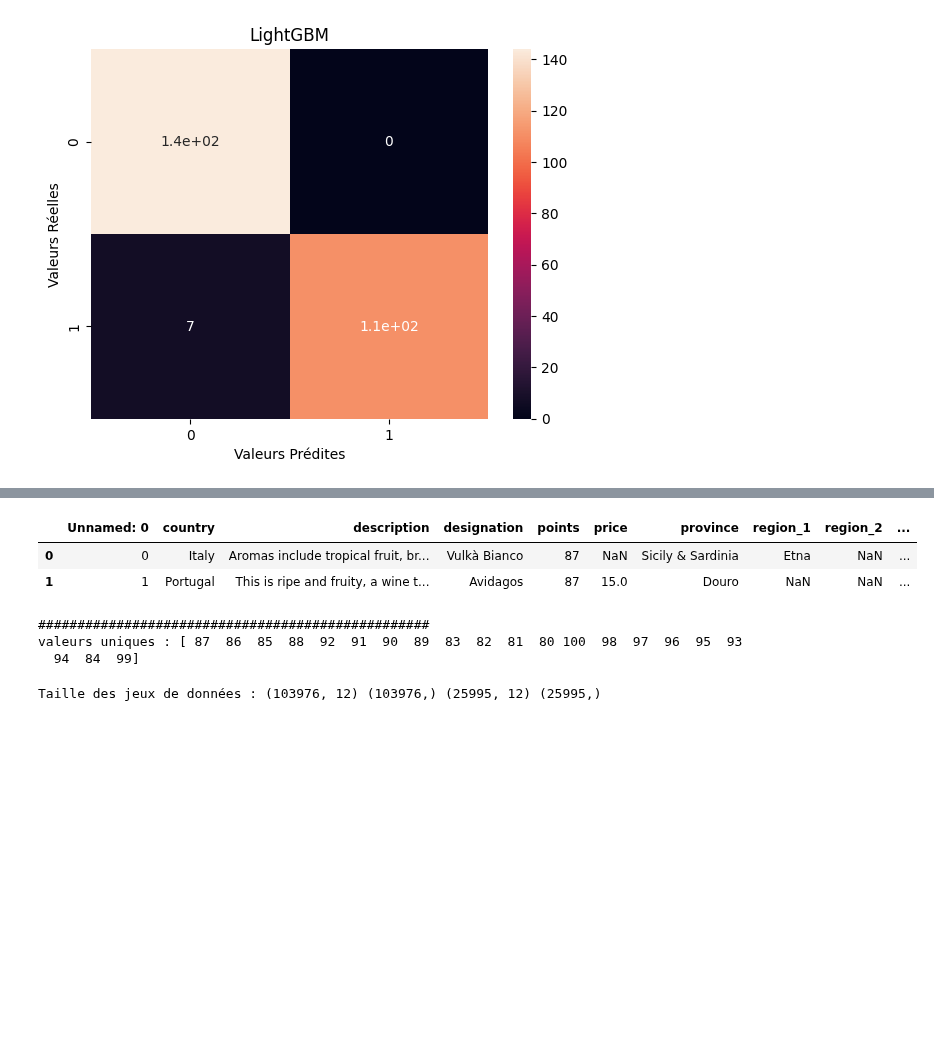
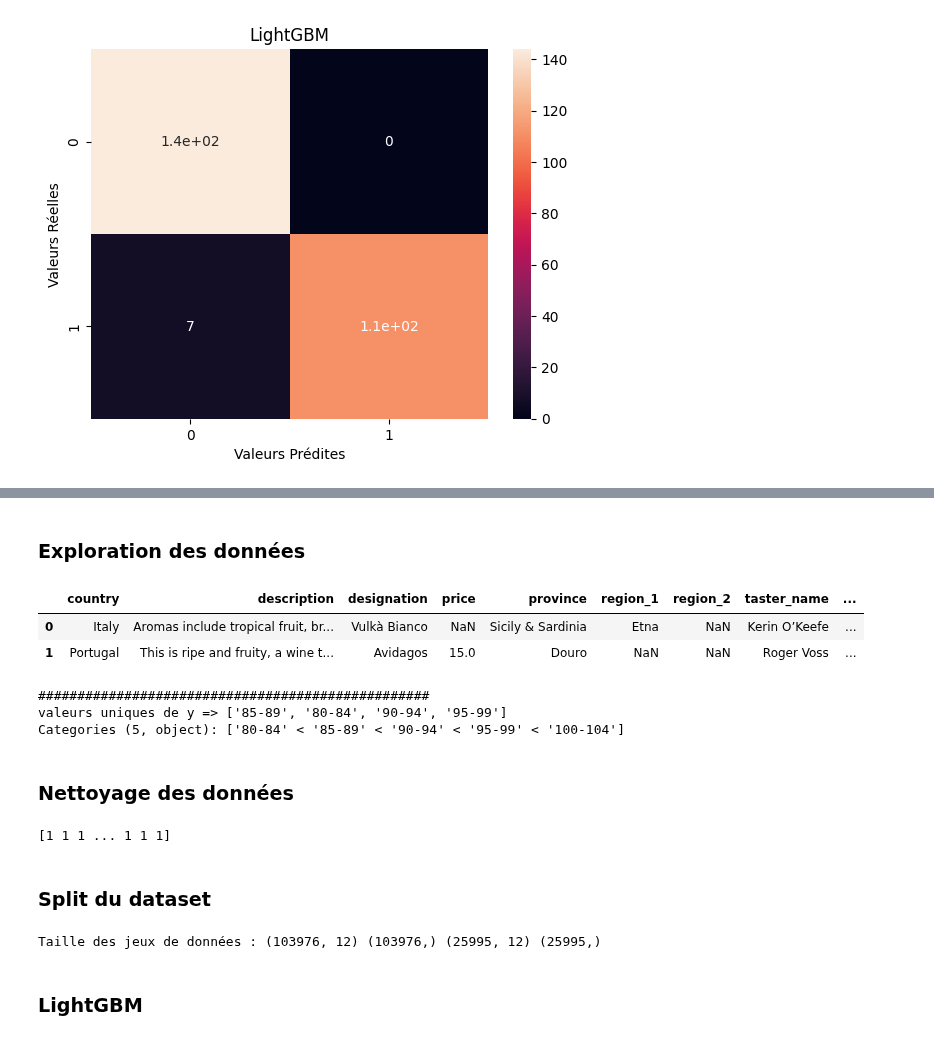
Before and after one commit to AFlo59/M-thodes-ensemblistes-et-arbres-de-d-cision-, a Jupyter notebook: 06-LightGBM.ipynb, the cells around one changed output, grey strips where cells are left out. Drawn from its saved outputs; the diff is of its cells as text; code cells hidden in the pictures; blank space fills up the shorter version.

```diff
--- a/06-LightGBM.ipynb
+++ b/06-LightGBM.ipynb
@@ -304,0 +302,14 @@ Taille du dataset : (129971, 14)
+# %%
+df = pd.read_csv("datasets/wine.csv")
+
+X = df.drop(labels = ["Unnamed: 0", "points"], axis=1)
+y = df[['points']]
+
+intervales = [80, 85, 90, 95, 100, 105]
+etiquettes = ['80-84', '85-89', '90-94', '95-99', '100-104']
+
+# Utiliser pd.cut pour créer une nouvelle colonne avec les catégories
+y['points'] = pd.cut(y['points'], bins=intervales, labels=etiquettes, include_lowest=True)
+
+print("Taille du dataset :", X.shape, y.shape)
+y = y['points']
@@ -305,13 +323,32 @@ Taille du dataset : (129971, 14)
+# %% [markdown]
+### Exploration des données
 # %%
-# exploration des données
-display(df.head(2))
+display(X.head(2))
 print("##################################################")
-print("valeurs uniques :", df['points'].unique())
+print("valeurs uniques de y =>", y.unique())
 # %% [output]
-|  | Unnamed: 0 | country | description | designation | points | price | province | region_1 | region_2 | ... |
-| 0 | 0 | Italy | Aromas include tropical fruit, br... | Vulkà Bianco | 87 | NaN | Sicily & Sardinia | Etna | NaN | ... |
-| 1 | 1 | Portugal | This is ripe and fruity, a wine t... | Avidagos | 87 | 15.0 | Douro | NaN | NaN | ... |
+|  | country | description | designation | price | province | region_1 | region_2 | taster_name | ... |
+| 0 | Italy | Aromas include tropical fruit, br... | Vulkà Bianco | NaN | Sicily & Sardinia | Etna | NaN | Kerin O’Keefe | ... |
+| 1 | Portugal | This is ripe and fruity, a wine t... | Avidagos | 15.0 | Douro | NaN | NaN | Roger Voss | ... |
 ##################################################
-valeurs uniques : [ 87  86  85  88  92  91  90  89  83  82  81  80 100  98  97  96  95  93
-  94  84  99]
+valeurs uniques de y => ['85-89', '80-84', '90-94', '95-99']
+Categories (5, object): ['80-84' < '85-89' < '90-94' < '95-99' < '100-104']
+# %% [markdown]
+### Nettoyage des données
+# %%
+labelencoder = LabelEncoder()
+
+y = labelencoder.fit_transform(y)
+print(y)
+
+for column in X.columns:
+    X[column] = labelencoder.fit_transform(X[column])
+
+scaler = StandardScaler()
+scaler.fit(X)
+X = scaler.transform(X)
+# %% [output]
+[1 1 1 ... 1 1 1]
+# %% [markdown]
+### Split du dataset
 # %%
@@ -322,3 +356,5 @@ X_train, X_test, y_train, y_test = train_test_split(X, y, test_size=0.2, random_
 print("Taille des jeux de données :", X_train.shape, y_train.shape, X_test.shape, y_test.shape)
 # %% [output]
 Taille des jeux de données : (103976, 12) (103976,) (25995, 12) (25995,)
+# %% [markdown]
+### **LightGBM**
```
Also changed, not shown: parts of 14 cells of this notebook.
